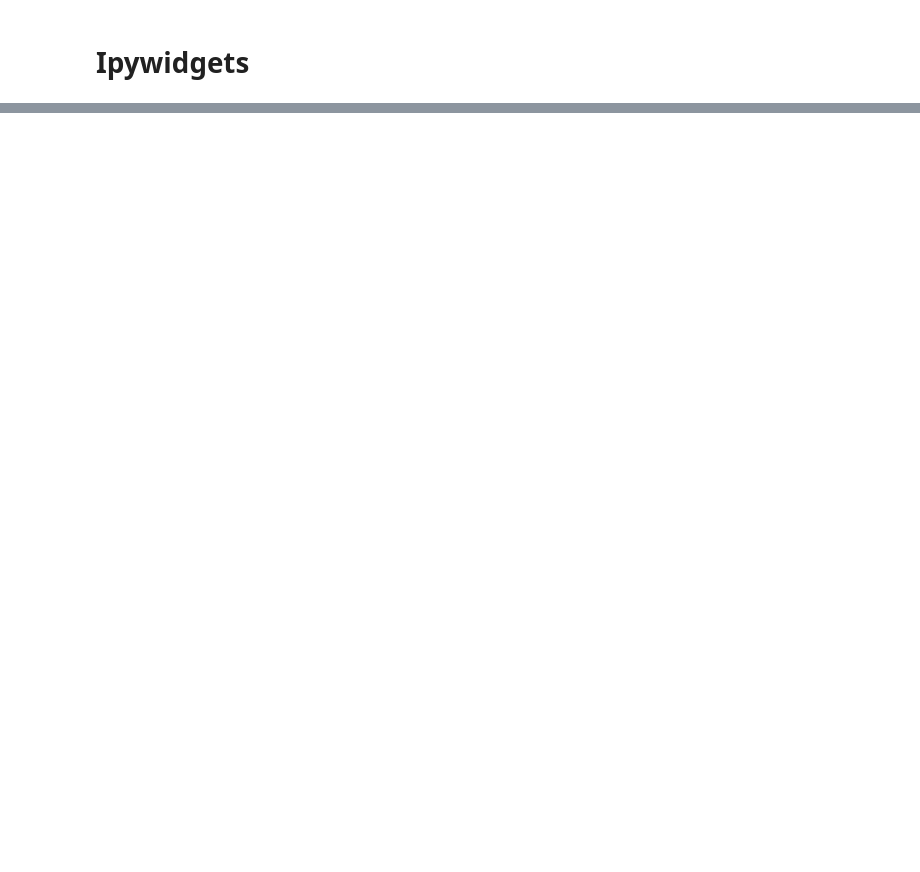
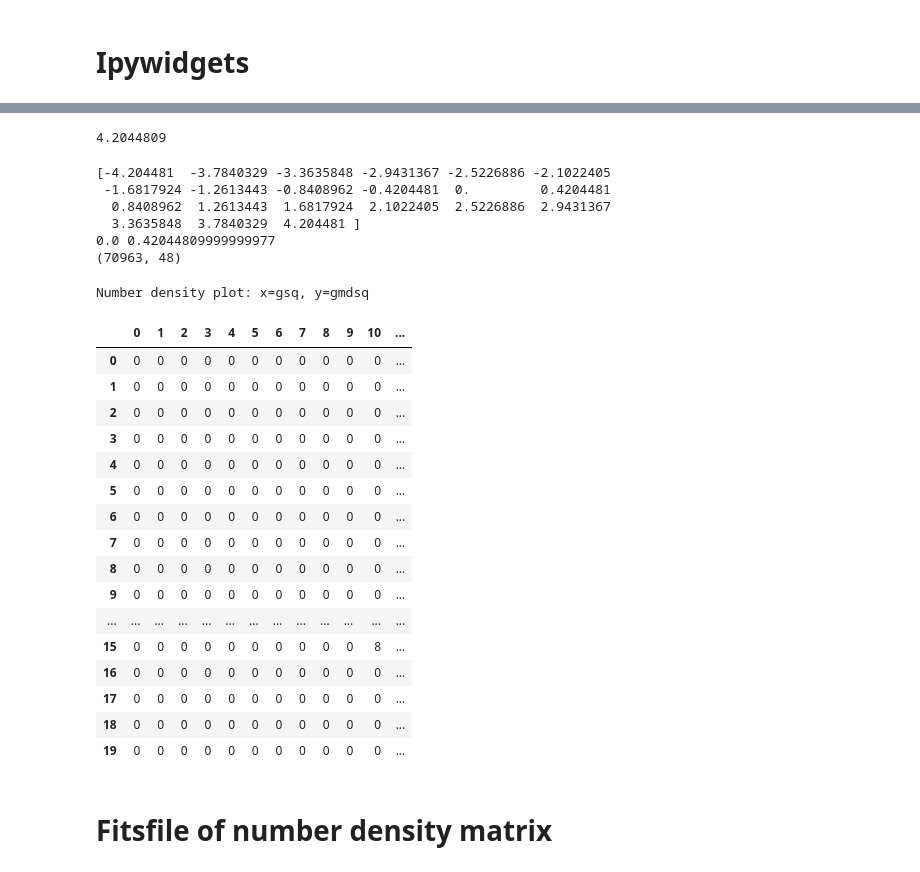
Before and after one commit to bpRsh/2019_shear_analysis_after_dmstack, a Jupyter notebook: Nov14/a01_plot_gsq_vs_gmdsq.ipynb, the cells around one changed output, grey strips where cells are left out. Saved outputs shown, nothing was run; the diff lists cells and outputs as text; code cells hidden in the pictures; blank space fills up the shorter version.

```diff
--- a/Nov14/a01_plot_gsq_vs_gmdsq.ipynb
+++ b/Nov14/a01_plot_gsq_vs_gmdsq.ipynb
@@ -429,0 +295,49 @@ Writing countour_plot.py
+# %%
+xcol,ycol = 'gsq', 'gmdsq'
+max_abs_xcol_ycol = df[[xcol,ycol]].describe().iloc[[3,-1],:].abs().max().max()
+max_abs_xcol_ycol
+# %% [output]
+4.2044809
+# %%
+# create 1d array with N+1 values to create N bins
+N = 20
+tolerance = 1e-7
+bins = np.linspace(-max_abs_xcol_ycol-tolerance, max_abs_xcol_ycol+tolerance,N+1)
+
+print(bins)
+a,b = bins[10], bins[11]
+print(a,b)
+
+shape = df.query(" @a < gsq < @b").query(" @a < gmdsq < @b").shape
+print(shape)
+
+df_grid = pd.DataFrame(matrix_of_number_density_from_two_cols(df,'gsq','gmdsq',N))
+
+df_grid.style.background_gradient().set_caption('Number density plot: x=gsq, y=gmdsq')
+# %% [output]
+[-4.204481  -3.7840329 -3.3635848 -2.9431367 -2.5226886 -2.1022405
+ -1.6817924 -1.2613443 -0.8408962 -0.4204481  0.         0.4204481
+  0.8408962  1.2613443  1.6817924  2.1022405  2.5226886  2.9431367
+  3.3635848  3.7840329  4.204481 ]
+0.0 0.42044809999999977
+(70963, 48)
+Number density plot: x=gsq, y=gmdsq
+|  | 0 | 1 | 2 | 3 | 4 | 5 | 6 | 7 | 8 | 9 | 10 | ... |
+| 0 | 0 | 0 | 0 | 0 | 0 | 0 | 0 | 0 | 0 | 0 | 0 | ... |
+| 1 | 0 | 0 | 0 | 0 | 0 | 0 | 0 | 0 | 0 | 0 | 0 | ... |
+| 2 | 0 | 0 | 0 | 0 | 0 | 0 | 0 | 0 | 0 | 0 | 0 | ... |
+| 3 | 0 | 0 | 0 | 0 | 0 | 0 | 0 | 0 | 0 | 0 | 0 | ... |
+| 4 | 0 | 0 | 0 | 0 | 0 | 0 | 0 | 0 | 0 | 0 | 0 | ... |
+| 5 | 0 | 0 | 0 | 0 | 0 | 0 | 0 | 0 | 0 | 0 | 0 | ... |
+| 6 | 0 | 0 | 0 | 0 | 0 | 0 | 0 | 0 | 0 | 0 | 0 | ... |
+| 7 | 0 | 0 | 0 | 0 | 0 | 0 | 0 | 0 | 0 | 0 | 0 | ... |
+| 8 | 0 | 0 | 0 | 0 | 0 | 0 | 0 | 0 | 0 | 0 | 0 | ... |
+| 9 | 0 | 0 | 0 | 0 | 0 | 0 | 0 | 0 | 0 | 0 | 0 | ... |
+| ... | ... | ... | ... | ... | ... | ... | ... | ... | ... | ... | ... | ... |
+| 15 | 0 | 0 | 0 | 0 | 0 | 0 | 0 | 0 | 0 | 0 | 8 | ... |
+| 16 | 0 | 0 | 0 | 0 | 0 | 0 | 0 | 0 | 0 | 0 | 0 | ... |
+| 17 | 0 | 0 | 0 | 0 | 0 | 0 | 0 | 0 | 0 | 0 | 0 | ... |
+| 18 | 0 | 0 | 0 | 0 | 0 | 0 | 0 | 0 | 0 | 0 | 0 | ... |
+| 19 | 0 | 0 | 0 | 0 | 0 | 0 | 0 | 0 | 0 | 0 | 0 | ... |
+# %% [markdown]
+# Fitsfile of number density matrix
```
Also changed, not shown: parts of 8 cells of this notebook, 2 other files.
